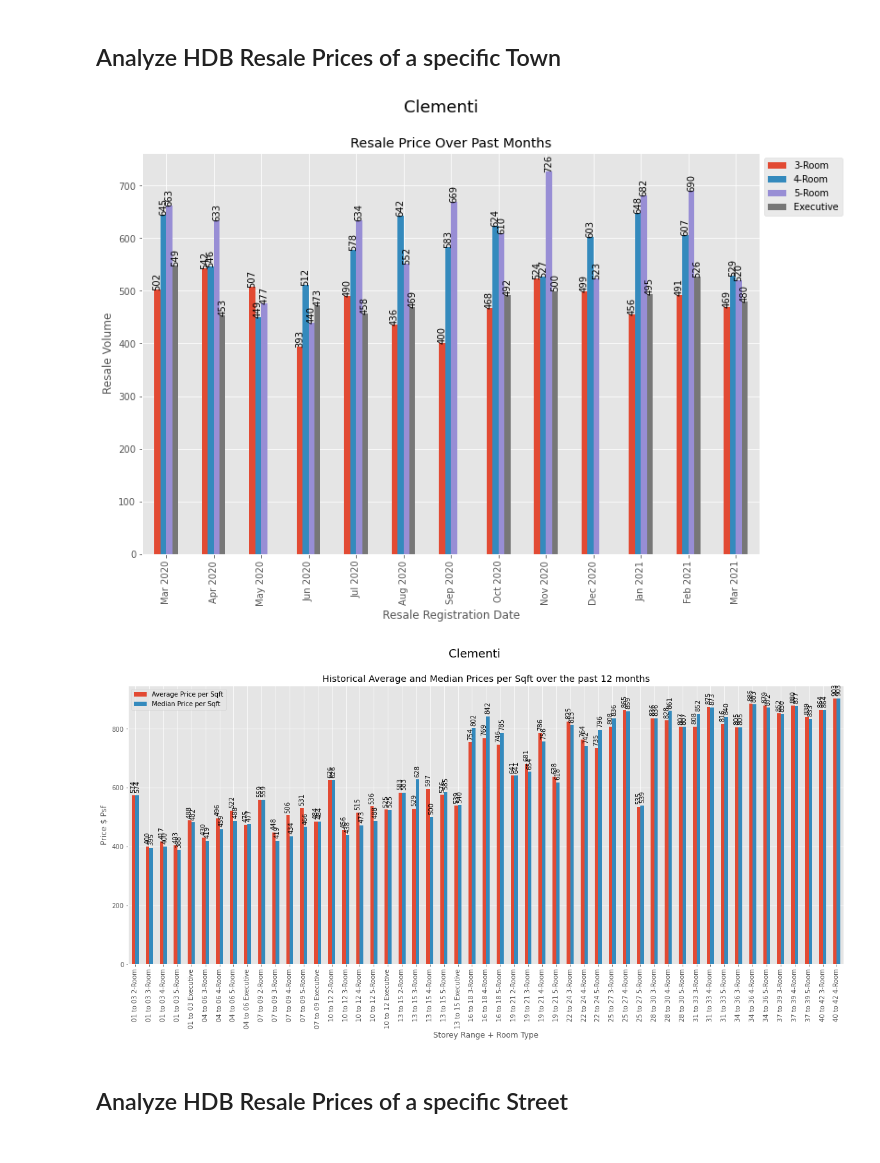
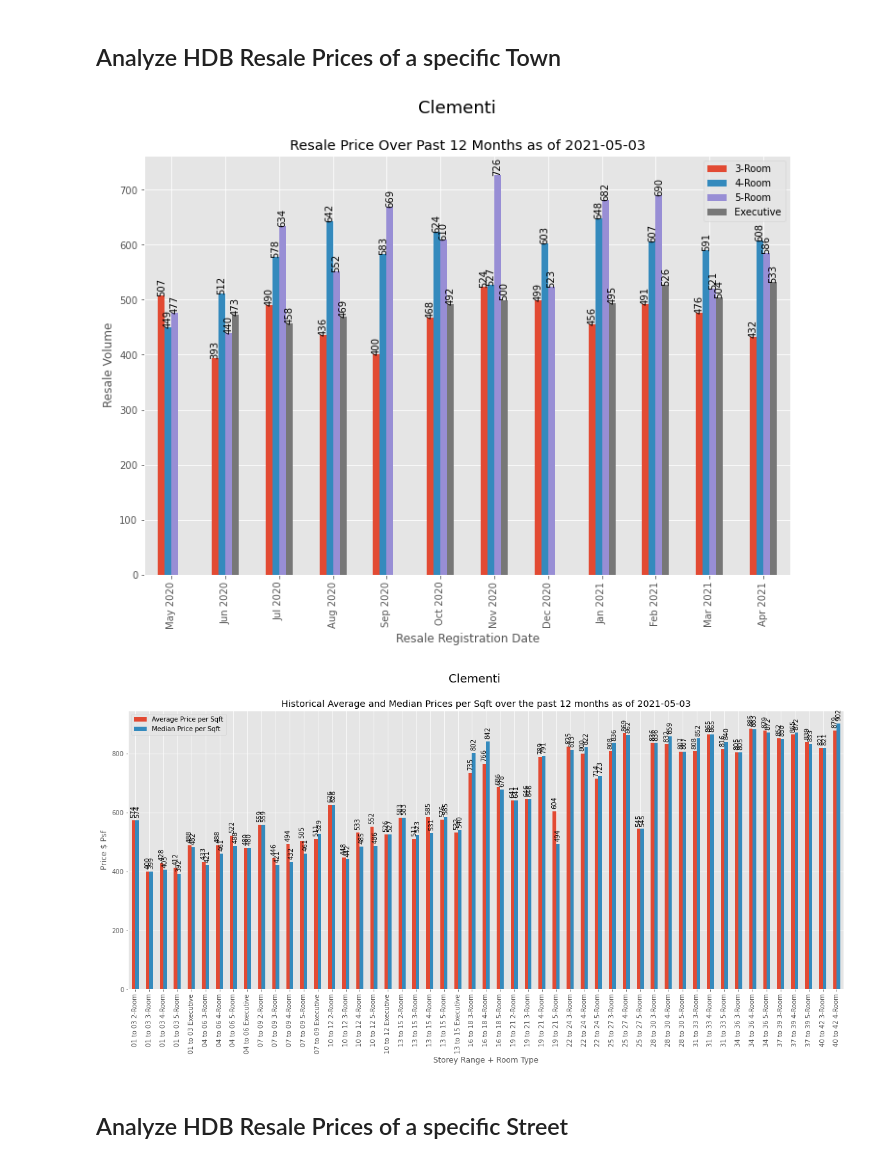
Before and after one commit to leebond/sg-property-scrapers-and-analysis, a Jupyter notebook: scrape-resale-prices/HDB/Resale HDB Price Analysis.ipynb, the cells around one changed output. Cells and saved outputs as stored; diff of their text form; code cells hidden in the pictures.

```diff
--- a/scrape-resale-prices/HDB/Resale HDB Price Analysis.ipynb
+++ b/scrape-resale-prices/HDB/Resale HDB Price Analysis.ipynb
@@ -99,7 +99,7 @@ hdb_vol.columns = ['Town Name','2-Room','3-Room','4-Room','5-Room','Executive']
 hdb_vol
 
 ax = hdb_vol.plot(kind='bar', stacked=True, figsize=(12,8), x='Town Name',\
-                  title=f'Total Resale Volume Over Past {n_months} Months by Town')
+                  title=f'Total Resale Volume Over Past {n_months} Months by Town as of {datetime.now().date()}')
 ax.legend(bbox_to_anchor=(1, 1))
 for p in ax.patches:
     width, height = p.get_width(), p.get_height()
@@ -266,7 +288,7 @@ hdb_median_prices = hdb.groupby(['Town','Flat Type']).agg({'Price per Sqft':'med
 ax = hdb_median_prices.plot(kind = 'barh', figsize=(12,28), color='#0080FF')
 # plt.suptitle(f"Median Price psf by Town", fontsize=18)
 ax.set_xlabel("Price $ Psf", fontsize=12)
-ax.set_title(f'Resale Median Price $ Psf by Town and Room Type')
+ax.set_title(f'Resale Median Price $ Psf by Town and Room Type as of {datetime.now().date()}')
 ax.tick_params(axis="x", bottom=True, top=True, labelbottom=True, labeltop=True)
 for p in ax.patches:
     width, height = p.get_width(), p.get_height()
@@ -287,7 +309,7 @@ hdb_median_prices_remaining_lease = hdb.groupby(['Town','Flat Type']).agg({'Pric
 ax = hdb_median_prices_remaining_lease.plot(kind = 'barh', figsize=(12,28), color='#0080FF')
 # plt.suptitle(f"Median Price psf by Town", fontsize=18)
 ax.set_xlabel("Price $ Psf", fontsize=12)
-ax.set_title(f'Resale Median Price $ Psf by Town Name and Room Type')
+ax.set_title(f'Resale Median Price $ Psf by Town Name and Room Type as of {datetime.now().date()}')
 ax.tick_params(axis="x", bottom=True, top=True, labelbottom=True, labeltop=True)
 ax.legend(['Price $ Psf'])
 for p in ax.patches:
@@ -339,7 +361,7 @@ sort_values(by='Price per Sqft')
 ax = hdb_median_prices.plot(kind = 'barh', figsize=(12,28), color='#0080FF')
 # plt.suptitle(f"Median Price psf by Town", fontsize=18)
 ax.set_xlabel("Price $ Psf", fontsize=12)
-ax.set_title(f'Price $ Psf by Town and Room Type of HDBs < {n} Years of Lease')
+ax.set_title(f'Price $ Psf by Town and Room Type of HDBs < {n} Years of Lease as of {datetime.now().date()}')
 ax.tick_params(axis="x", bottom=True, top=True, labelbottom=True, labeltop=True)
 for p in ax.patches:
     width, height = p.get_width(), p.get_height()
@@ -390,26 +408,26 @@ twn = hdb[hdb['Town'] == mytown]
 # %%
 twn_px = twn[twn['Flat Type'].isin(['3-Room','4-Room','5-Room','Executive'])].\
 groupby(['Resale Registration Date','Flat Type']).agg({'Price per Sqft':'mean'}).unstack('Flat Type').fillna(0).reset_index()
 twn_px.columns = ['Resale Registration Date','3-Room','4-Room','5-Room','Executive']
 twn_px['Resale Registration Date'] =  pd.to_datetime(twn_px['Resale Registration Date'], format='%b %Y')
 twn_px = twn_px.sort_values(by=['Resale Registration Date'], ascending=True)
 twn_px['Resale Registration Date'] = twn_px['Resale Registration Date'].apply(lambda x: datetime.strftime(x, '%b %Y'))
 twn_px.set_index(['Resale Registration Date'], inplace=True)
 
-ax = twn_px.plot(kind='bar', stacked=False, figsize=(12,8), title=f'Resale Price Over Past Months')
+ax = twn_px.plot(kind='bar', stacked=False, figsize=(12,8), title=f'Resale Price Over Past {n_months} Months as of {datetime.now().date()}')
 ax.legend(bbox_to_anchor=(1, 1))
 for p in ax.patches:
     width, height = p.get_width(), p.get_height()
     x, y = p.get_xy()
     if height > 0 and height < np.inf:
         ax.annotate(int(round(height)),\
                     (x+width/2, y+height+10),\
                     ha='center', va='center', xytext=(0, 3), textcoords='offset points', rotation = 90)
 plt.suptitle(f"{mytown}", fontsize=18)
 ax.set_ylabel('Resale Volume')
 plt.show()
 # %% [output]
-[figure, old version]
+[figure, new version]
 # %%
 toplot = twn.groupby(['Town','Storey','Flat Type']).\
 agg({'Town':'count', 'Price':['mean','median'], 'Price per Sqm':['mean','median'],\
@@ -437,10 +455,10 @@ for p in ax.patches:
 
 plt.suptitle(f"{mytown}", fontsize=18)
 ax.set_ylabel("Price $ Psf", fontsize=12)
-ax.set_title(f'Historical Average and Median Prices per Sqft over the past 12 months')
+ax.set_title(f'Historical Average and Median Prices per Sqft over the past {n_months} months as of {datetime.now().date()}')
 plt.show()
 # %% [output]
-[figure, old version]
+[figure, new version]
 # %% [markdown]
 ## Analyze HDB Resale Prices of a specific Street
 # %%
```
Also changed, not shown: parts of 27 cells of this notebook.
